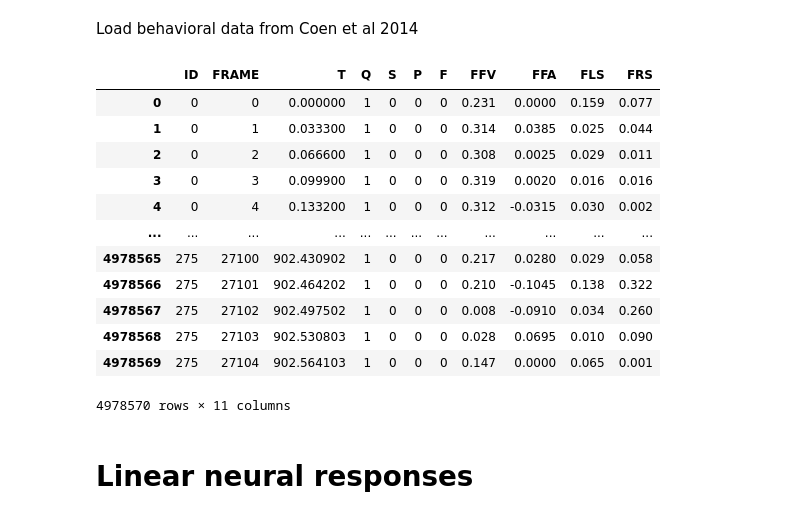
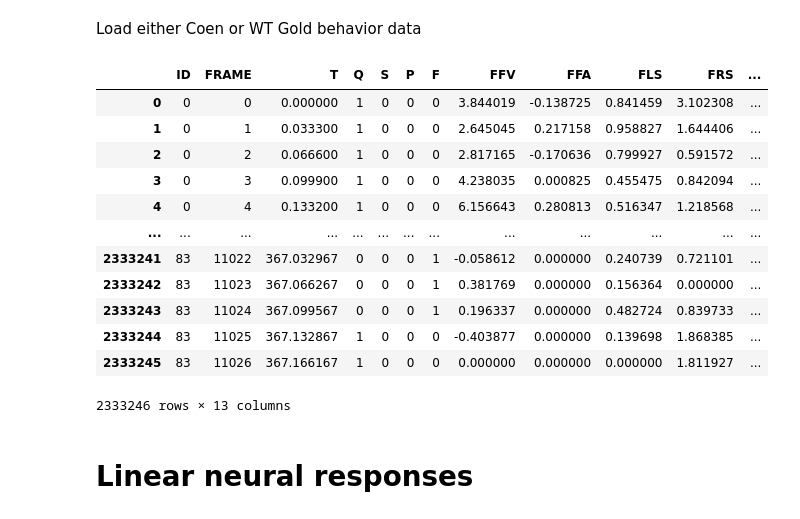
Before and after one commit to rkp8000/inferring-neural-codes, a Jupyter notebook: 4_A1_record_baker.ipynb, the cells around one changed output. Saved outputs shown, nothing was run; the diff lists cells and outputs as text; code cells hidden in the pictures.

```diff
--- a/4_A1_record_baker.ipynb
+++ b/4_A1_record_baker.ipynb
@@ -44,24 +44,29 @@ if not os.path.exists(SAVE_DIR_LN):
     os.makedirs(SAVE_DIR_LN)
 if not os.path.exists(SAVE_DIR_DYN):
     os.makedirs(SAVE_DIR_DYN)
-# %% [markdown]
-Load behavioral data from Coen et al 2014
+# %% [markdown]
+Load either Coen or WT Gold behavior data
 # %%
-df_behav = pd.read_csv('data/simple/c_song_f_behav.csv')
+# df_behav = pd.read_csv('data/simple/c_song_f_behav.csv')
+# CTR_OFFSET = 0
+
+df_behav = pd.read_csv('data/simple/w_song_f_behav.csv')
+CTR_OFFSET = 276
+
 df_behav
 # %% [output]
-|  | ID | FRAME | T | Q | S | P | F | FFV | FFA | FLS | FRS |
-| 0 | 0 | 0 | 0.000000 | 1 | 0 | 0 | 0 | 0.231 | 0.0000 | 0.159 | 0.077 |
-| 1 | 0 | 1 | 0.033300 | 1 | 0 | 0 | 0 | 0.314 | 0.0385 | 0.025 | 0.044 |
-| 2 | 0 | 2 | 0.066600 | 1 | 0 | 0 | 0 | 0.308 | 0.0025 | 0.029 | 0.011 |
-| 3 | 0 | 3 | 0.099900 | 1 | 0 | 0 | 0 | 0.319 | 0.0020 | 0.016 | 0.016 |
-| 4 | 0 | 4 | 0.133200 | 1 | 0 | 0 | 0 | 0.312 | -0.0315 | 0.030 | 0.002 |
-| ... | ... | ... | ... | ... | ... | ... | ... | ... | ... | ... | ... |
-| 4978565 | 275 | 27100 | 902.430902 | 1 | 0 | 0 | 0 | 0.217 | 0.0280 | 0.029 | 0.058 |
-| 4978566 | 275 | 27101 | 902.464202 | 1 | 0 | 0 | 0 | 0.210 | -0.1045 | 0.138 | 0.322 |
-| 4978567 | 275 | 27102 | 902.497502 | 1 | 0 | 0 | 0 | 0.008 | -0.0910 | 0.034 | 0.260 |
-| 4978568 | 275 | 27103 | 902.530803 | 1 | 0 | 0 | 0 | 0.028 | 0.0695 | 0.010 | 0.090 |
-| 4978569 | 275 | 27104 | 902.564103 | 1 | 0 | 0 | 0 | 0.147 | 0.0000 | 0.065 | 0.001 |
+|  | ID | FRAME | T | Q | S | P | F | FFV | FFA | FLS | FRS | ... |
+| 0 | 0 | 0 | 0.000000 | 1 | 0 | 0 | 0 | 3.844019 | -0.138725 | 0.841459 | 3.102308 | ... |
+| 1 | 0 | 1 | 0.033300 | 1 | 0 | 0 | 0 | 2.645045 | 0.217158 | 0.958827 | 1.644406 | ... |
+| 2 | 0 | 2 | 0.066600 | 1 | 0 | 0 | 0 | 2.817165 | -0.170636 | 0.799927 | 0.591572 | ... |
+| 3 | 0 | 3 | 0.099900 | 1 | 0 | 0 | 0 | 4.238035 | 0.000825 | 0.455475 | 0.842094 | ... |
+| 4 | 0 | 4 | 0.133200 | 1 | 0 | 0 | 0 | 6.156643 | 0.280813 | 0.516347 | 1.218568 | ... |
+| ... | ... | ... | ... | ... | ... | ... | ... | ... | ... | ... | ... | ... |
+| 2333241 | 83 | 11022 | 367.032967 | 0 | 0 | 0 | 1 | -0.058612 | 0.000000 | 0.240739 | 0.721101 | ... |
+| 2333242 | 83 | 11023 | 367.066267 | 0 | 0 | 0 | 1 | 0.381769 | 0.000000 | 0.156364 | 0.000000 | ... |
+| 2333243 | 83 | 11024 | 367.099567 | 0 | 0 | 0 | 1 | 0.196337 | 0.000000 | 0.482724 | 0.839733 | ... |
+| 2333244 | 83 | 11025 | 367.132867 | 1 | 0 | 0 | 0 | -0.403877 | 0.000000 | 0.139698 | 1.868385 | ... |
+| 2333245 | 83 | 11026 | 367.166167 | 1 | 0 | 0 | 0 | 0.000000 | 0.000000 | 0.000000 | 1.811927 | ... |
-4978570 rows × 11 columns
+2333246 rows × 13 columns
 # %%
 # split big df into dfs for individual trials
```
Also changed, not shown: parts of 6 cells of this notebook, 3 other files.
